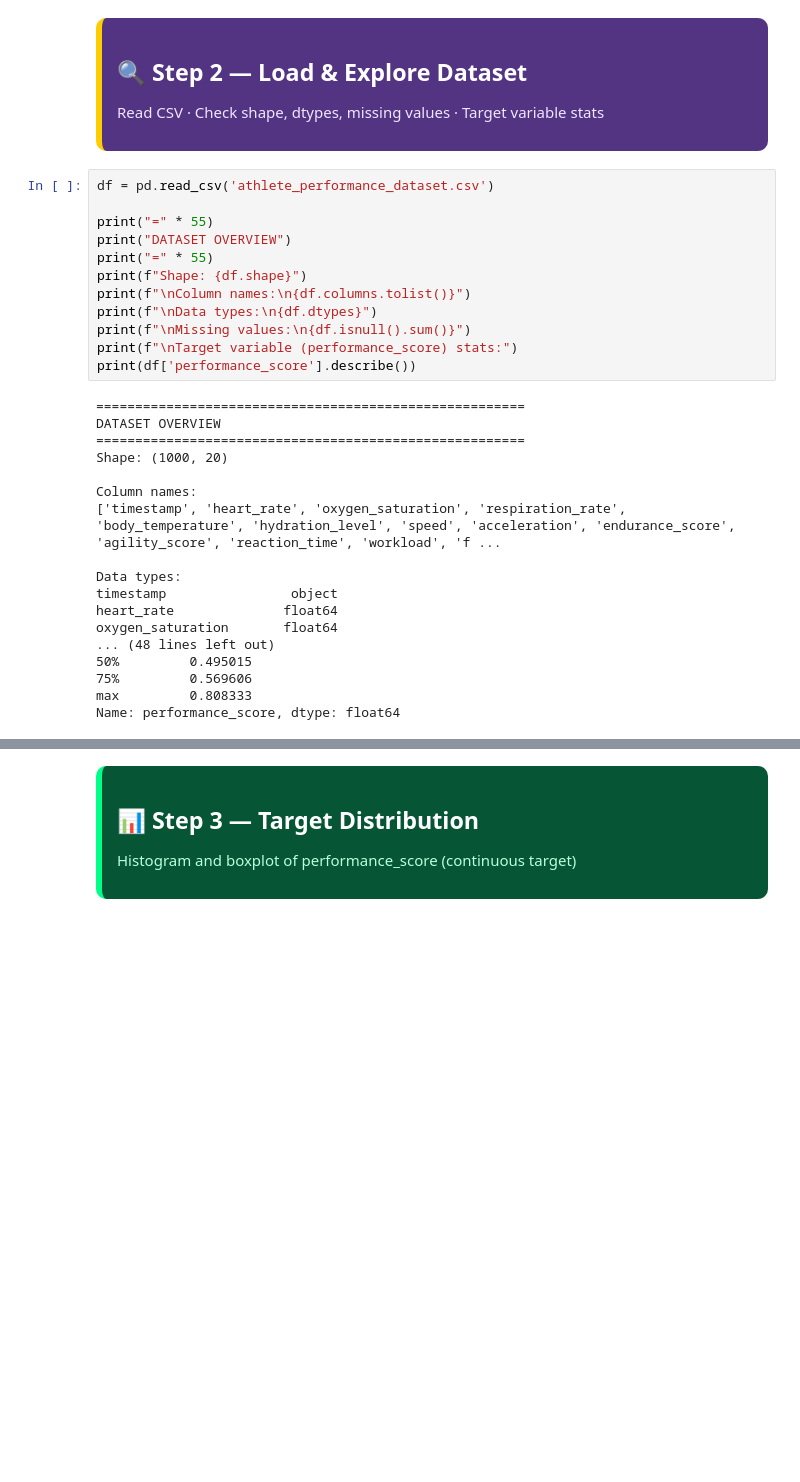
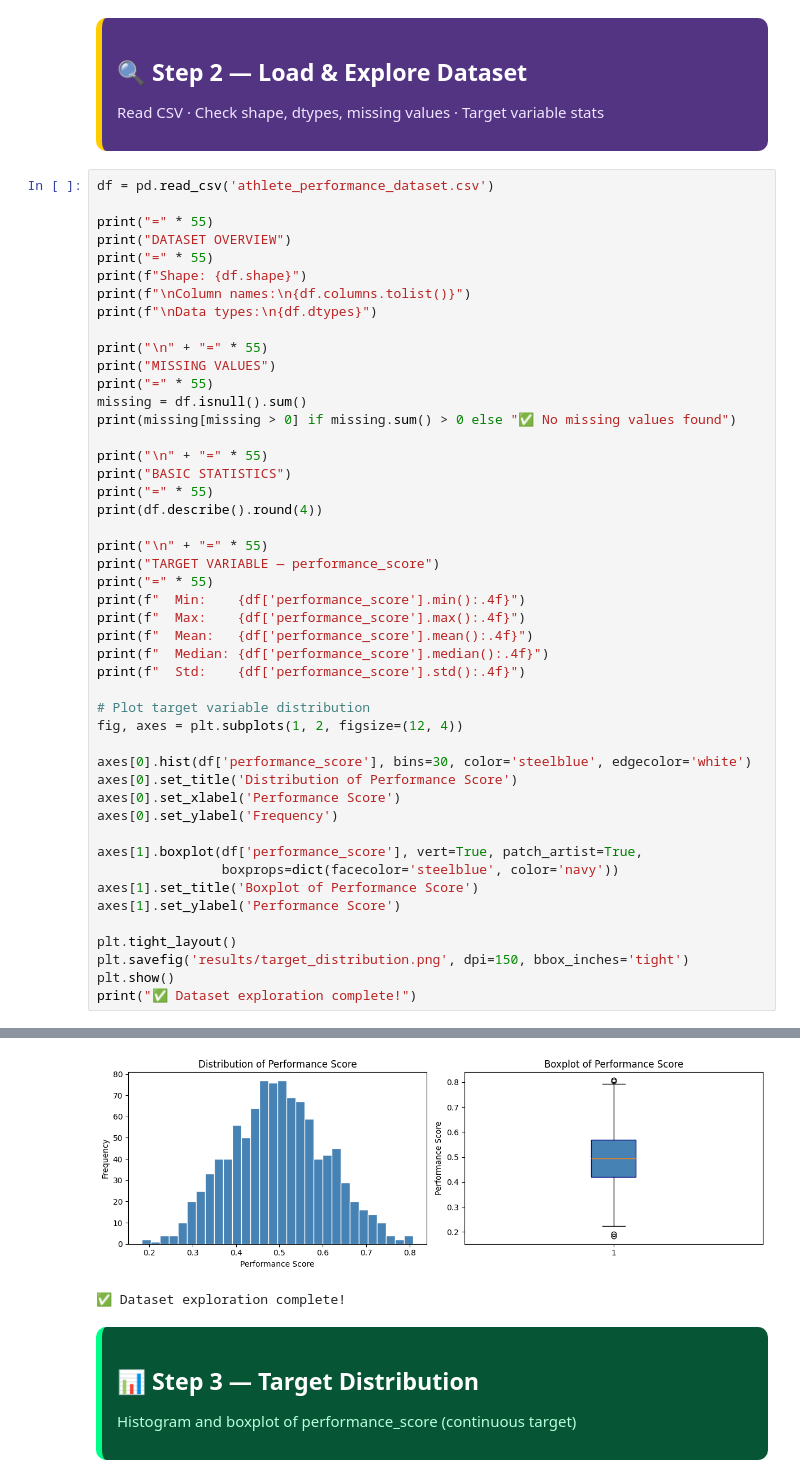
Before and after one commit to majdalinasser9-ux/athlete-performance-ml, a Jupyter notebook: part1_regression/part1_notebook.ipynb, the cells around one changed output, grey strips where cells are left out. Drawn from its saved outputs; the diff is of its cells as text; blank space fills up the shorter version.

Commit message:
Improve EDA in Part 1 Cell 2 - add visualizations and better stats

```diff
--- a/part1_regression/part1_notebook.ipynb
+++ b/part1_regression/part1_notebook.ipynb
@@ -49,33 +53,51 @@ Python version is compatible ✅
 <h2 style="color:#ffffff; margin:0;">🔍 Step 2 — Load & Explore Dataset</h2>
 <p style="color:#f0e6ff; margin:5px 0 0 0;">Read CSV · Check shape, dtypes, missing values · Target variable stats</p>
 </div>
-# %%
-df = pd.read_csv('athlete_performance_dataset.csv')
-
-print("=" * 55)
-print("DATASET OVERVIEW")
-print("=" * 55)
-print(f"Shape: {df.shape}")
-print(f"\nColumn names:\n{df.columns.tolist()}")
-print(f"\nData types:\n{df.dtypes}")
-print(f"\nMissing values:\n{df.isnull().sum()}")
-print(f"\nTarget variable (performance_score) stats:")
-print(df['performance_score'].describe())
-# %% [output]
-=======================================================
-DATASET OVERVIEW
-=======================================================
-Shape: (1000, 20)
-
-Column names:
-['timestamp', 'heart_rate', 'oxygen_saturation', 'respiration_rate', 'body_temperature', 'hydration_level', 'speed', 'acceleration', 'endurance_score', 'agility_score', 'reaction_time', 'workload', 'f ...
-
-Data types:
-timestamp                object
-heart_rate              float64
-oxygen_saturation       float64
-... (48 lines left out)
-50%         0.495015
-75%         0.569606
-max         0.808333
-Name: performance_score, dtype: float64
+# %%
+df = pd.read_csv('athlete_performance_dataset.csv')
+
+print("=" * 55)
+print("DATASET OVERVIEW")
+print("=" * 55)
+print(f"Shape: {df.shape}")
+print(f"\nColumn names:\n{df.columns.tolist()}")
+print(f"\nData types:\n{df.dtypes}")
+
+print("\n" + "=" * 55)
+print("MISSING VALUES")
+print("=" * 55)
+missing = df.isnull().sum()
+print(missing[missing > 0] if missing.sum() > 0 else "✅ No missing values found")
+
+print("\n" + "=" * 55)
+print("BASIC STATISTICS")
+print("=" * 55)
+print(df.describe().round(4))
+
+print("\n" + "=" * 55)
+print("TARGET VARIABLE — performance_score")
+print("=" * 55)
+print(f"  Min:    {df['performance_score'].min():.4f}")
+print(f"  Max:    {df['performance_score'].max():.4f}")
+print(f"  Mean:   {df['performance_score'].mean():.4f}")
+print(f"  Median: {df['performance_score'].median():.4f}")
+print(f"  Std:    {df['performance_score'].std():.4f}")
+
+# Plot target variable distribution
+fig, axes = plt.subplots(1, 2, figsize=(12, 4))
+
+axes[0].hist(df['performance_score'], bins=30, color='steelblue', edgecolor='white')
+axes[0].set_title('Distribution of Performance Score')
+axes[0].set_xlabel('Performance Score')
+axes[0].set_ylabel('Frequency')
+
+axes[1].boxplot(df['performance_score'], vert=True, patch_artist=True,
+                boxprops=dict(facecolor='steelblue', color='navy'))
+axes[1].set_title('Boxplot of Performance Score')
+axes[1].set_ylabel('Performance Score')
+
+plt.tight_layout()
+plt.savefig('results/target_distribution.png', dpi=150, bbox_inches='tight')
+plt.show()
+print("✅ Dataset exploration complete!")
+# %% [output]
@@ -82,3 +121,5 @@ Name: performance_score, dtype: float64
+[figure, added]
+✅ Dataset exploration complete!
 # %% [markdown]
 <div style="background-color:#065535; padding:15px; border-radius:10px; border-left:6px solid #00ff88;">
 <h2 style="color:#ffffff; margin:0;">📊 Step 3 — Target Distribution</h2>
```
Also changed, not shown: parts of 4 cells of this notebook, 1 other file.
